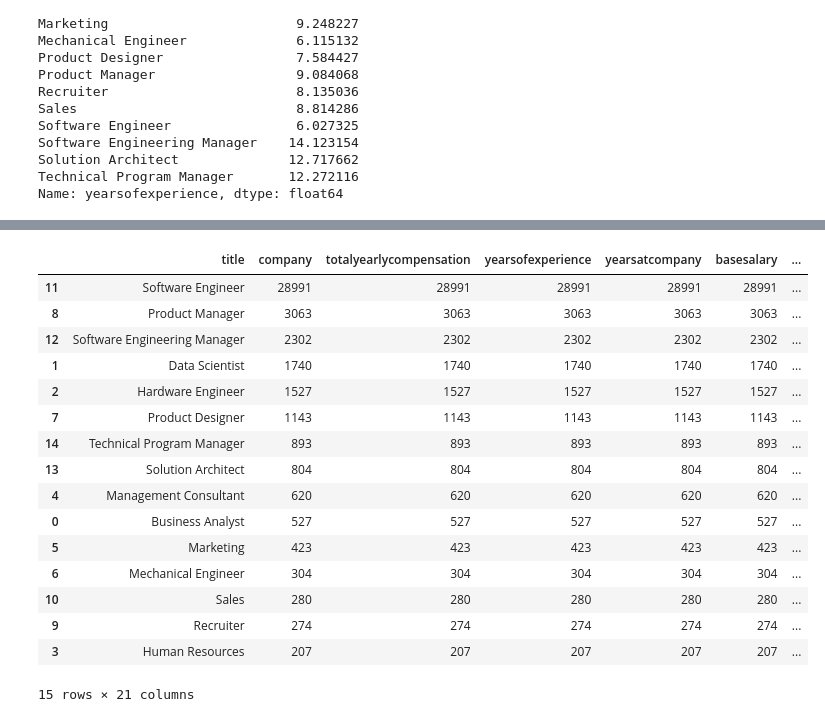
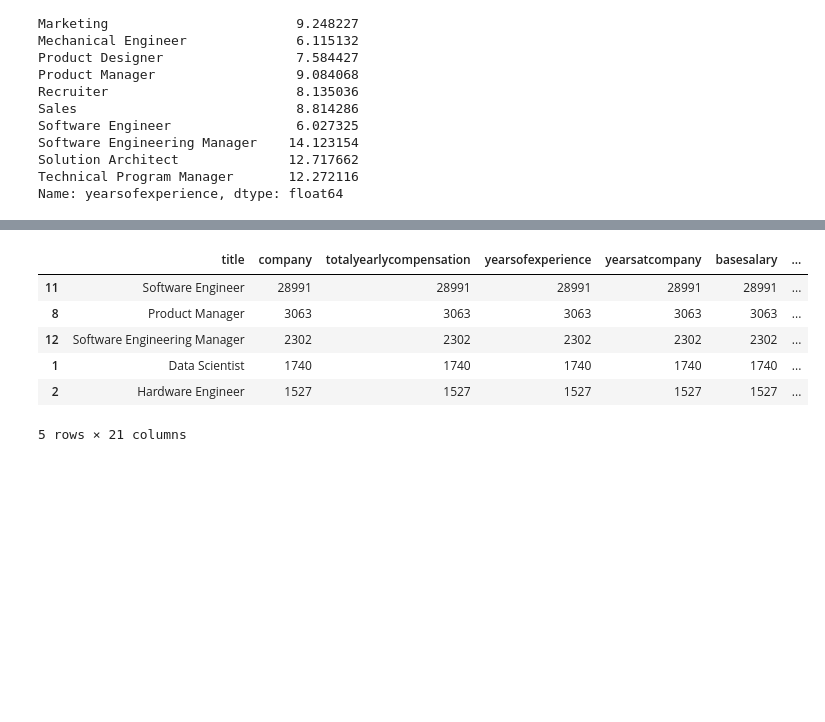
Before and after one commit to ryand0n/SC2022-BatchC-electric-pythons, a Jupyter notebook: Aadya Aradhyula/EDA.ipynb, the cells around one changed output, grey strips where cells are left out. Drawn from its saved outputs; the diff is of its cells as text; code cells hidden in the pictures; blank space fills up the shorter version.

```diff
--- a/Aadya Aradhyula/EDA.ipynb
+++ b/Aadya Aradhyula/EDA.ipynb
@@ -157,6 +157,8 @@ df.tail()
 | 43095 | Microsoft | Product Manager | 305000 | Seattle, WA | 20.0 | 2.0 | 200000.0 | ... |
 | 43096 | Amazon | Software Engineer | 152000 | Seattle, WA | 3.0 | 0.0 | 106000.0 | ... |
 | 43097 | apple | Software Engineer | 200000 | Sunnyvale, CA | 0.0 | 0.0 | 155000.0 | ... |
+# %%
+df = df[df['basesalary'] != 0]
 # %%
 #the number of rows in this dataset after cleaning data
 len(df)
@@ -164,0 +167,17 @@ len(df)
+# %%
+def check_education(master, bach, doc, high, some):
+    if master == 1:
+        return "Masters"
+    elif bach == 1:
+        return "Bachelors"
+    elif doc == 1:
+        return "PHD"
+    elif high == 1:
+        return 'Highschool'
+    elif some == 1:
+        return "Some"
+    else:
+        return "Missing"
+# %%
+df['education'] = df.apply(lambda x: check_education(x.Masters_Degree, x.Bachelors_Degree, x.Doctorate_Degree, x.Highschool, x.Some_College), axis = 1)
+df.head()
@@ -165,3 +200,6 @@ len(df)
+# %%
+df = df[df['race'] != 'Missing']
+df.reset_index(drop=True, inplace=True)
 # %% [markdown]
 **Exploring Our Data**
 # %%
@@ -277,21 +326,12 @@ import plotly.express as px #importing plotly
 # %%
-popular_companys = df.groupby(by = 'title').count().reset_index().sort_values(by = 'in_top_15', ascending = False).head(15)
-popular_companys
+#piechart
+popular_titles = df.groupby(by = 'title').count().reset_index().sort_values(by = 'company', ascending = False).head()
+popular_titles
 # %% [output]
 |  | title | company | totalyearlycompensation | yearsofexperience | yearsatcompany | basesalary | ... |
 | 11 | Software Engineer | 28991 | 28991 | 28991 | 28991 | 28991 | ... |
 | 8 | Product Manager | 3063 | 3063 | 3063 | 3063 | 3063 | ... |
 | 12 | Software Engineering Manager | 2302 | 2302 | 2302 | 2302 | 2302 | ... |
 | 1 | Data Scientist | 1740 | 1740 | 1740 | 1740 | 1740 | ... |
 | 2 | Hardware Engineer | 1527 | 1527 | 1527 | 1527 | 1527 | ... |
-| 7 | Product Designer | 1143 | 1143 | 1143 | 1143 | 1143 | ... |
-| 14 | Technical Program Manager | 893 | 893 | 893 | 893 | 893 | ... |
-| 13 | Solution Architect | 804 | 804 | 804 | 804 | 804 | ... |
-| 4 | Management Consultant | 620 | 620 | 620 | 620 | 620 | ... |
-| 0 | Business Analyst | 527 | 527 | 527 | 527 | 527 | ... |
-| 5 | Marketing | 423 | 423 | 423 | 423 | 423 | ... |
-| 6 | Mechanical Engineer | 304 | 304 | 304 | 304 | 304 | ... |
-| 10 | Sales | 280 | 280 | 280 | 280 | 280 | ... |
-| 9 | Recruiter | 274 | 274 | 274 | 274 | 274 | ... |
-| 3 | Human Resources | 207 | 207 | 207 | 207 | 207 | ... |
-15 rows × 21 columns
+5 rows × 21 columns
```
Also changed, not shown: parts of 8 cells of this notebook, 18 other files.
